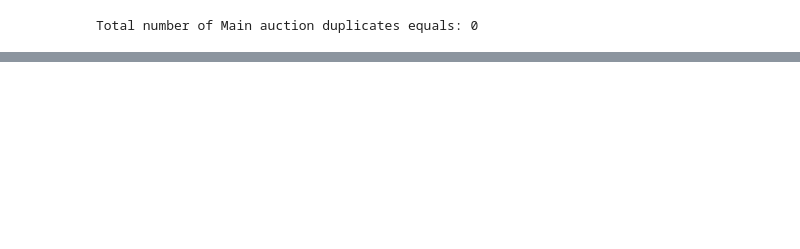
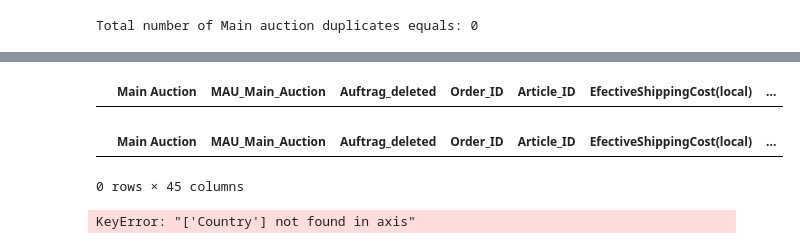
Before and after one commit to rpapierkowski/Python, a Jupyter notebook: 063_Revenue recognition report_script.ipynb, the cells around one changed output, grey strips where cells are left out. Saved outputs shown, nothing was run; the diff lists cells and outputs as text; code cells hidden in the pictures; blank space fills up the shorter version.

```diff
--- a/063_Revenue recognition report_script.ipynb
+++ b/063_Revenue recognition report_script.ipynb
@@ -110,0 +121,26 @@ All MySQL queries are loaded and db_connections is closed
+# %%
+# Run MySQL query to fetch auftrags. To refresh data, keep in mind to set correct dates in MySQL query
+# Putty must be running while running the script
+with open(files_dir + 'db_credentials.txt', 'r') as f:
+    db_credentials = f.read().splitlines()
+
+try:
+    db_connections = connection.connect(
+        host=db_credentials[0],
+        user=db_credentials[1],
+        password=db_credentials[2],
+        database=db_credentials[3]
+    )
+     # loading cost
+    print("loading cost_2022_refresh ...")
+    cost_issue_158946 = open(files_dir + 'cost_issue_158946.sql')
+    cost_issue_158946_query = cost_issue_158946.read()
+    cost_2022_refresh = pd.read_sql(cost_issue_158946_query,db_connections)
+    print('cost_2022_refresh is ready')
+
+    # close the connection
+    db_connections.close()
+    print('All MySQL queries are loaded and db_connections is closed ')
+except Exception as e:
+    db_connections.close()
+    print(str(e))
@@ -245,11 +290,8 @@ DIM_auftrag_deleted_keep = Auftrag_2022_refresh[
 ]
 Auftrag_2022_refresh = pd.concat([Auftrag_2022_refresh[Auftrag_2022_refresh['deleted'] == 0], DIM_auftrag_deleted_keep])
 # %%
-# Delete deleted subinvoices
-
 DIM_auftrag_deleted_subs = Auftrag_2022_refresh[(Auftrag_2022_refresh['deleted'] == 1) & (Auftrag_2022_refresh['MAU_Main auction'] != Auftrag_2022_refresh['Main auction'])]
-Auftrag_2022_refresh = Auftrag_2022_refresh[~Auftrag_2022_refresh.isin(DIM_auftrag_deleted_subs)].dropna()
-
+Auftrag_2022_refresh = Auftrag_2022_refresh[~Auftrag_2022_refresh.isin(DIM_auftrag_deleted_subs)].dropna(how = 'all')
 DIM_auftrag_temp_to_move = Auftrag_2022_refresh[Auftrag_2022_refresh['deleted'] == 1]
 # %%
 # Deleted as not sent - because in theory they are not sent even if are stored as sent
@@ -261,7 +303,7 @@ Auftrag_2022_refresh['open_amount'] = Auftrag_2022_refresh.apply(lambda x: 0 if
 # %%
 # Filter out current and last year.Earlier years should be a constatnt so we do not need to fetch it.
 
-current_year = datetime.datetime.now().year
+current_year = dt.datetime.now().year
 
 Auftrag_2022_refresh = Auftrag_2022_refresh.drop_duplicates(subset='Main auction', keep='first')
 
@@ -352,0 +517,8 @@ All_ticket_payment['Payment_id/Ticket_id'] = All_ticket_payment['Payment_id/Tick
+# %%
+# Filter rows in shiping_join DataFrame based on condition
+condition = shiping_join['Main Auction'].isin(Auftrag_2022_refresh['Main auction']) | shiping_join['MAU_Main_Auction'].isin(Auftrag_2022_refresh['Main auction'])
+shiping_join_fact_table_v2 = shiping_join.loc[condition]
+
+shiping_join_fact_table_v2
+# %% [output]
+|  | Main Auction | MAU_Main_Auction | Auftrag_deleted | Order_ID | Article_ID | EfectiveShippingCost(local) | ... |
@@ -353,3 +597,31 @@ All_ticket_payment['Payment_id/Ticket_id'] = All_ticket_payment['Payment_id/Tick
+# %%
+shiping_join_fact_table_v2
+# %% [output]
+|  | Main Auction | MAU_Main_Auction | Auftrag_deleted | Order_ID | Article_ID | EfectiveShippingCost(local) | ... |
+0 rows × 45 columns
+# %%
+shiping_join_fact_table_v2 = shiping_join_fact_table_v2.assign(Inbound_EUR=shiping_join_fact_table_v2['PurchasePrice(local)'] * shiping_join_fact_table_v2['Average_month_EUR'],
+               Outbound_EUR=shiping_join_fact_table_v2['EfectiveShippingCost(local)'] * shiping_join_fact_table_v2['Average_month_EUR'],
+               Sell_price_netto_EUR=shiping_join_fact_table_v2['Sell_price_netto(local)'] * shiping_join_fact_table_v2['Average_month_EUR'])
+
+shiping_join_fact_table_v2 = shiping_join_fact_table_v2.assign(Inbound_CHF=np.where(shiping_join_fact_table_v2['Currency']=='CHF', shiping_join_fact_table_v2['PurchasePrice(local)'],
+                                    np.where(shiping_join_fact_table_v2['in_GL']==1, shiping_join_fact_table_v2['Inbound_EUR']*shiping_join_fact_table_v2['Ratio CHF'],
+                                             shiping_join_fact_table_v2['PurchasePrice(local)']/shiping_join_fact_table_v2['Quantity']*shiping_join_fact_table_v2['Exchange'])),
+               Outbound_CHF=np.where(shiping_join_fact_table_v2['Currency']=='CHF', shiping_join_fact_table_v2['EfectiveShippingCost(local)'],
+                                     np.where(shiping_join_fact_table_v2['in_GL']==1, shiping_join_fact_table_v2['Outbound_EUR']*shiping_join_fact_table_v2['Ratio CHF'],
+                                              shiping_join_fact_table_v2['EfectiveShippingCost(local)']/shiping_join_fact_table_v2['Quantity']*shiping_join_fact_table_v2['Exchange'])),
+               Sell_price_netto_CHF=np.where(shiping_join_fact_table_v2['Currency']=='CHF', shiping_join_fact_table_v2['Sell_price_netto(local)'],
+                                             np.where(shiping_join_fact_table_v2['in_GL']==1, shiping_join_fact_table_v2['Sell_price_netto_EUR']*shiping_join_fact_table_v2['Ratio CHF'],
+                                                      shiping_join_fact_table_v2['Sell_price_netto(local)']/shiping_join_fact_table_v2['Quantity']*shiping_join_fact_table_v2['Exchange'])))
+
+shiping_join_fact_table_v2['Shipped_date'] = pd.to_datetime(shiping_join_fact_table_v2['Shipped_date'])
+shiping_join_fact_table_v2['Ship_create_date'] = np.where(shiping_join_fact_table_v2['Shipped_date'].notna(), shiping_join_fact_table_v2['Shipped_date'], shiping_join_fact_table_v2['Auftrag_create_date'])
+
+shiping_join_fact_table_v2 = shiping_join_fact_table_v2.drop(columns=['Year', 'Month', 'Country', 'Currency', 'Quantity', 'Exchange', 'Average_month_EUR', 'Auftrag_create_date'])
+
+shiping_join_fact_table_v2 = shiping_join_fact_table_v2.drop_duplicates()
+# %% [output]
+KeyError: "['Country'] not found in axis"
 # %%
 if not os.path.exists(save_directory):
     os.makedirs(save_directory)
```
Also changed, not shown: parts of 35 cells of this notebook.
